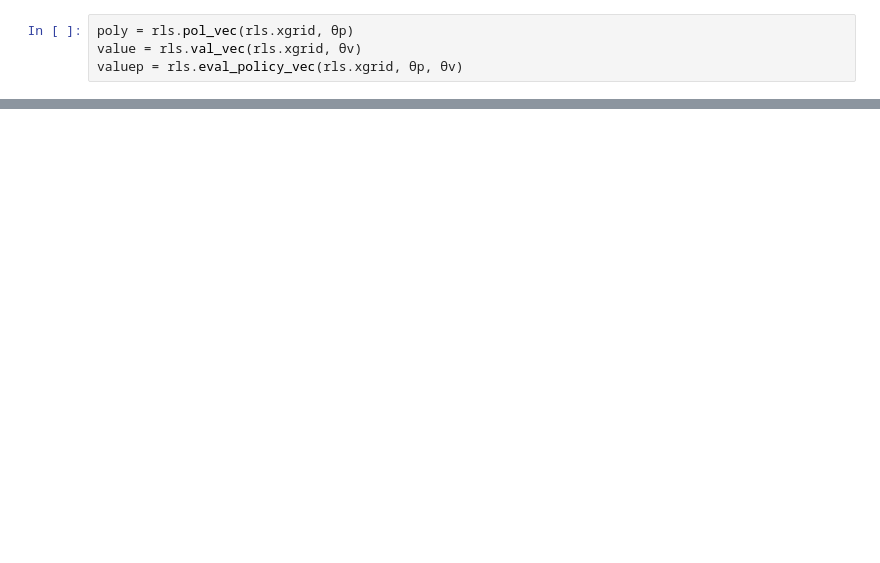
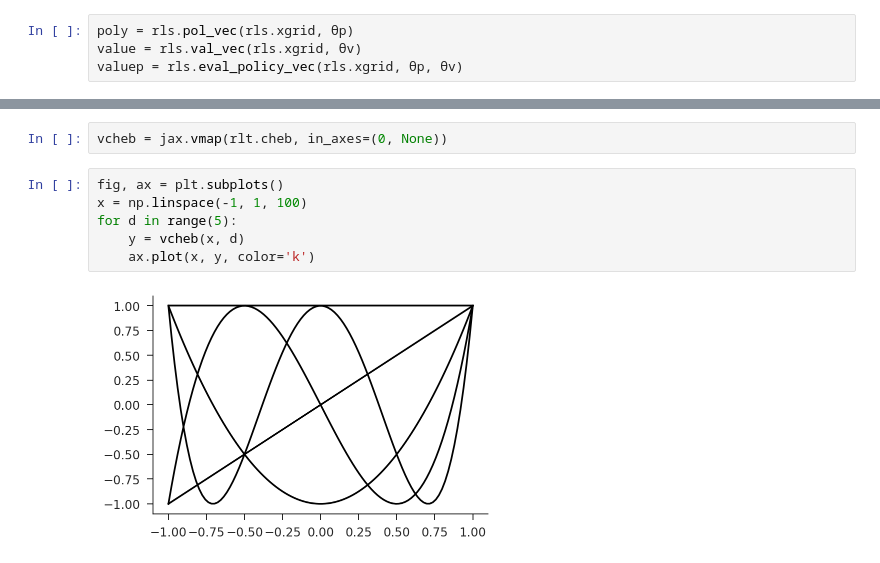
Before and after one commit to iamlemec/simulant, a Jupyter notebook: rl_simple.ipynb, the cells around one changed output, grey strips where cells are left out. Drawn from its saved outputs; the diff is of its cells as text; blank space fills up the shorter version.

```diff
--- a/rl_simple.ipynb
+++ b/rl_simple.ipynb
@@ -37,0 +43,10 @@ ax0.scatter(0, 0, color='k', zorder=10);
+# %%
+vcheb = jax.vmap(rlt.cheb, in_axes=(0, None))
+# %%
+fig, ax = plt.subplots()
+x = np.linspace(-1, 1, 100)
+for d in range(5):
+    y = vcheb(x, d)
+    ax.plot(x, y, color='k')
+# %% [output]
+[figure, added]
```
Also changed, not shown: parts of 8 cells of this notebook, 4 other files.
